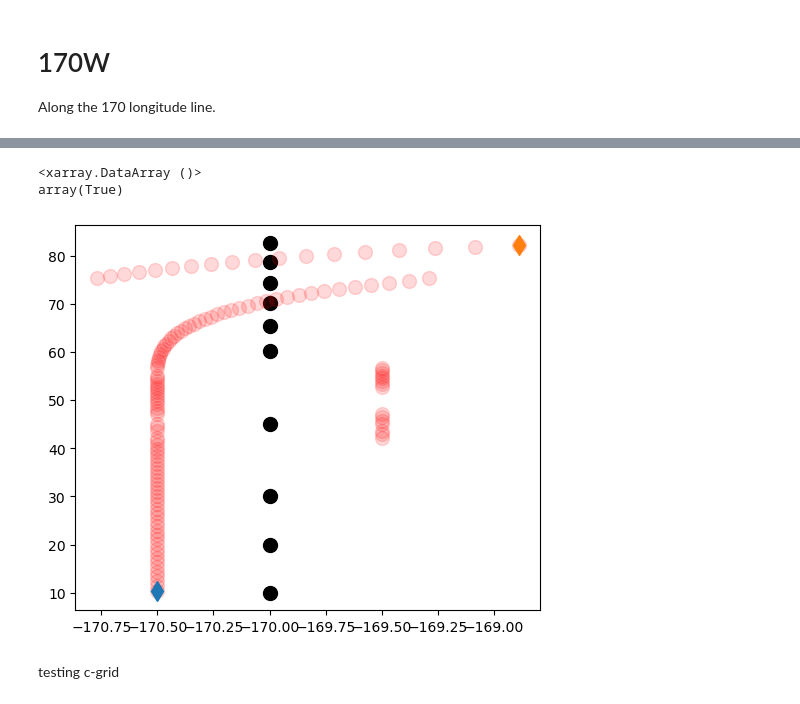
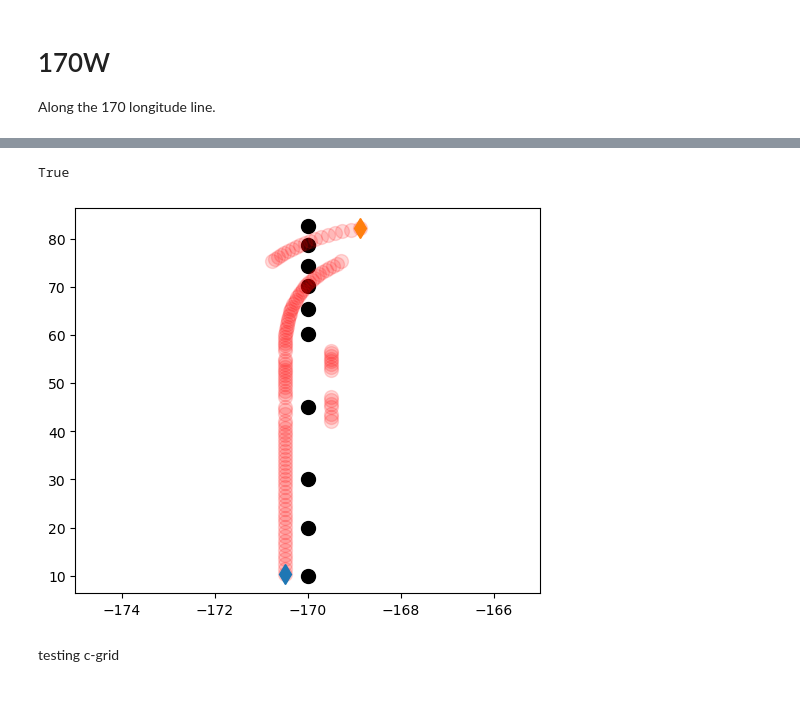
Before and after one commit to Mikejmnez/Ospy_Notebooks, a Jupyter notebook: ospy_mooring_latest.ipynb, the cells around one changed output, grey strips where cells are left out. Saved outputs shown, nothing was run; the diff lists cells and outputs as text; code cells hidden in the pictures.

```diff
--- a/ospy_mooring_latest.ipynb
+++ b/ospy_mooring_latest.ipynb
@@ -1070,20 +1013,19 @@ Wall time: 1.19 s
 # %%
-(abs(od_moor170W._ds['diffX'])+abs(od_moor170W._ds['diffY'])==1).all()
+(abs(od_moor170W._ds['diffX'])+abs(od_moor170W._ds['diffY'])==1).values.all()
 # %% [output]
-<xarray.DataArray ()>
-array(True)
+True
 # %%
 XC170W, YC170W = od_moor170W._ds['XC'].squeeze(), od_moor170W._ds['YC'].squeeze()
 # %%
 fig = plt.figure(figsize=(6, 5), facecolor='w')
 plt.plot(lons170W, lats_6E, 'k', ls='', lw=2, marker='o', markersize=10)
 plt.plot(XC170W, YC170W, 'r',ls='', marker='o', markersize=10, alpha=0.15)
 plt.plot(XC170W[0], YC170W[0], marker='d', markersize=10)
 plt.plot(XC170W[-1], YC170W[-1], marker='d', markersize=10)
-# plt.ylim(72, 80)
+plt.xlim(-175, -165)
 plt.show()
 # %% [output]
-[figure, old version]
+[figure, new version]
 # %% [markdown]
 <span style='font-family:serif'> <font size="5.5"> testing c-grid
 # %%
```
Also changed, not shown: parts of 20 cells of this notebook.
